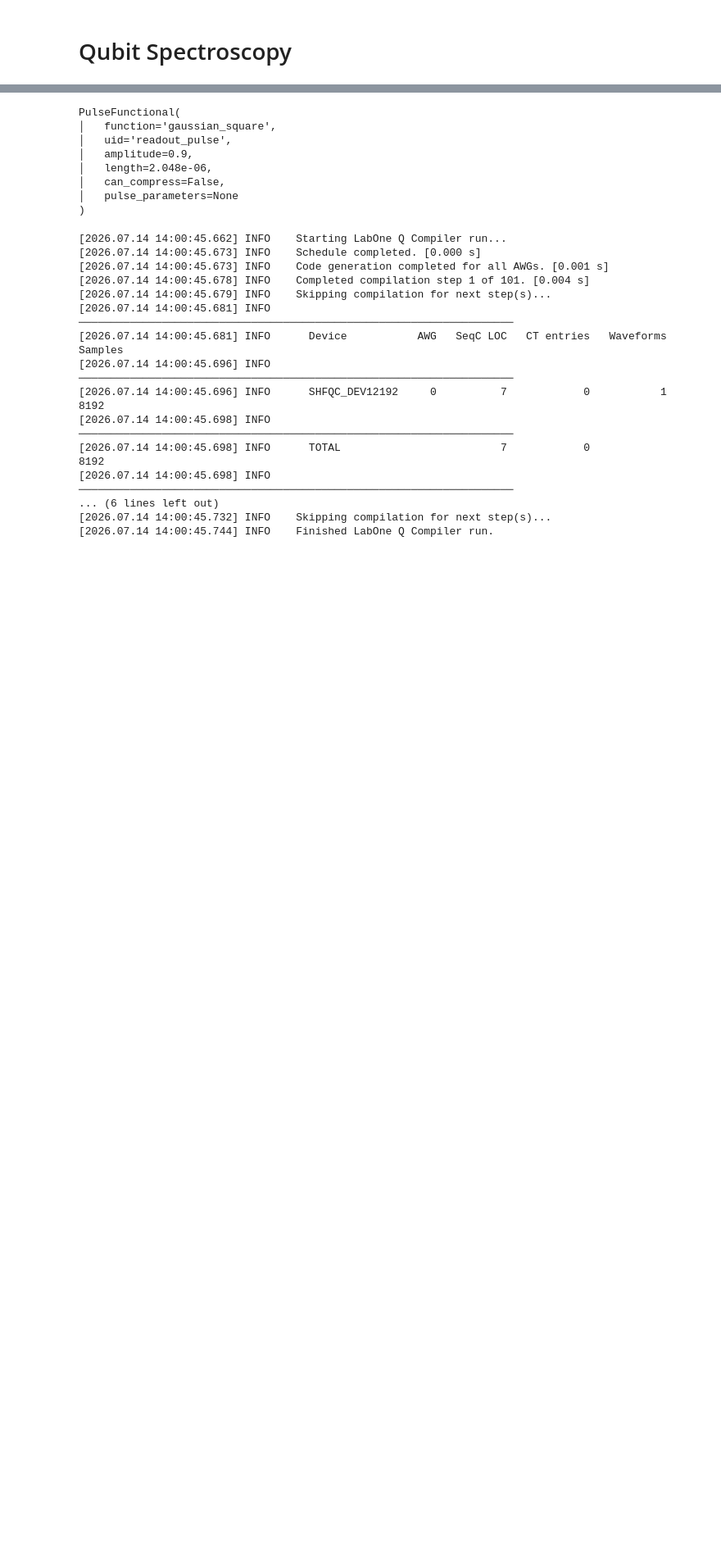
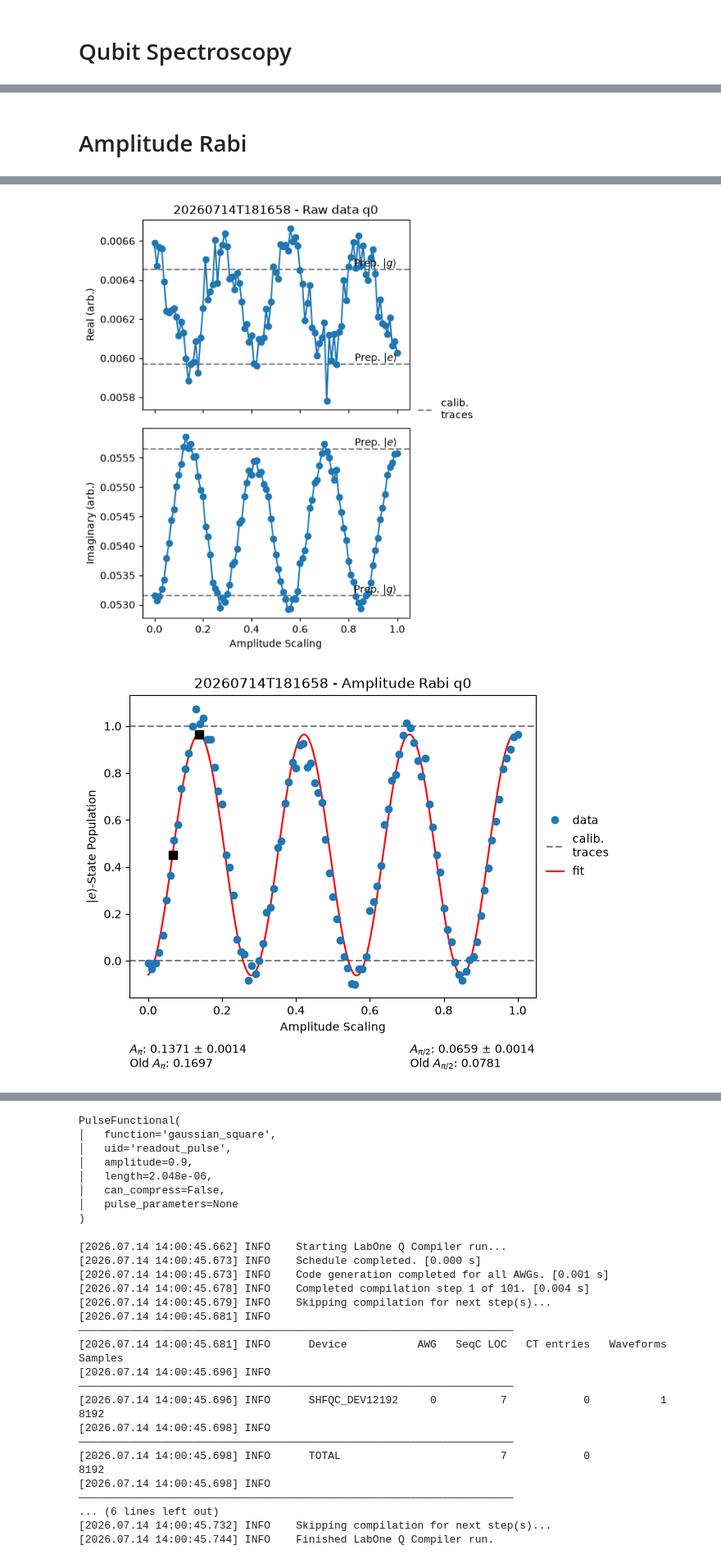
Before and after one commit to Balrog-Q/superconducting-qubit-thermometry, a Jupyter notebook: Untitled.ipynb, the cells around one changed output, grey strips where cells are left out. Shown at 82% size. Cells and saved outputs as stored; diff of their text form; code cells hidden in the pictures; blank space fills up the shorter version.

Commit message:
New measurement

```diff
--- a/Untitled.ipynb
+++ b/Untitled.ipynb
@@ -287,9 +274,11 @@ None
 # %% [markdown]
 # Qubit Spectroscopy
+# %%
+qubits[0].parameters.spectroscopy_length = 2e-6
 # %%
 options = qubit_spectroscopy.experiment_workflow.options()
 options.count(2**12)
-# options.update(True)  # updates the qubit parameter "resonance_frequency_ge"
+options.update(True)  # updates the qubit parameter "resonance_frequency_ge"
 options.close_figures(False)
 
 qubits_to_measure = [qubits[0]]
@@ -298,11 +287,11 @@ temporary_parameters = {}
 for q in qubits_to_measure:
     temp_pars = deepcopy(q.parameters)
     temp_pars.drive_range = -30
-    temp_pars.spectroscopy_amplitude = 1
+    temp_pars.spectroscopy_amplitude = 0.5
     temporary_parameters[q.uid] = temp_pars
 
 frequencies = [
-    q.parameters.resonance_frequency_ge + np.linspace(-20e6, 20e6, 201)
+    q.parameters.resonance_frequency_ge + np.linspace(-50e6, 50e6, 201)
     for q in qubits_to_measure
 ]
 exp_workflow = qubit_spectroscopy.experiment_workflow(
@@ -336,0 +326,9 @@ workflow_result = exp_workflow.run()
+# %%
+analysis_workflow_result= workflow_result.tasks["analysis_workflow"]
+qubit_parameters = analysis_workflow_result.output
+pprint(qubit_parameters)
+qubit_spectroscopy.update_qpu(qpu, qubit_parameters["new_parameter_values"])
+print("Readout resonance frequency ge: ", qubit_to_measure.parameters.resonance_frequency_ge)
+
+# compiled_experiment = workflow_result.tasks["compile_experiment"].output
+# plot_simulation(compiled_experiment, length=50e-6, signal_names_to_show=["measure"])
@@ -336,0 +361,24 @@ workflow_result = exp_workflow.run()
+# %% [markdown]
+# Amplitude Rabi
+# %%
+options = amplitude_rabi.experiment_workflow.options()
+# updates the qubit parameters "ge_drive_amplitude_pi" and ge_drive_amplitude_pi2
+# options.update(False)
+options.count(2**12)
+options.close_figures(False) # Plot figures
+
+transition_to_calibrate = "ge"
+options.transition(transition_to_calibrate)
+options.cal_states(transition_to_calibrate)
+
+qubits_to_measure = [qubits[0]]
+
+exp_workflow = amplitude_rabi.experiment_workflow(
+    session=session,
+    qpu=qpu,
+    qubits=[q.uid for q in qubits_to_measure],
+    amplitudes=[np.linspace(0, 1, 101) for q in qubits_to_measure],
+    options=options,
+)
+workflow_result = exp_workflow.run()
+# %% [output]
@@ -336,0 +402,2 @@ workflow_result = exp_workflow.run()
+[figure, added]
+[figure, added]
```
Also changed, not shown: parts of 33 cells of this notebook, 1 other file.
